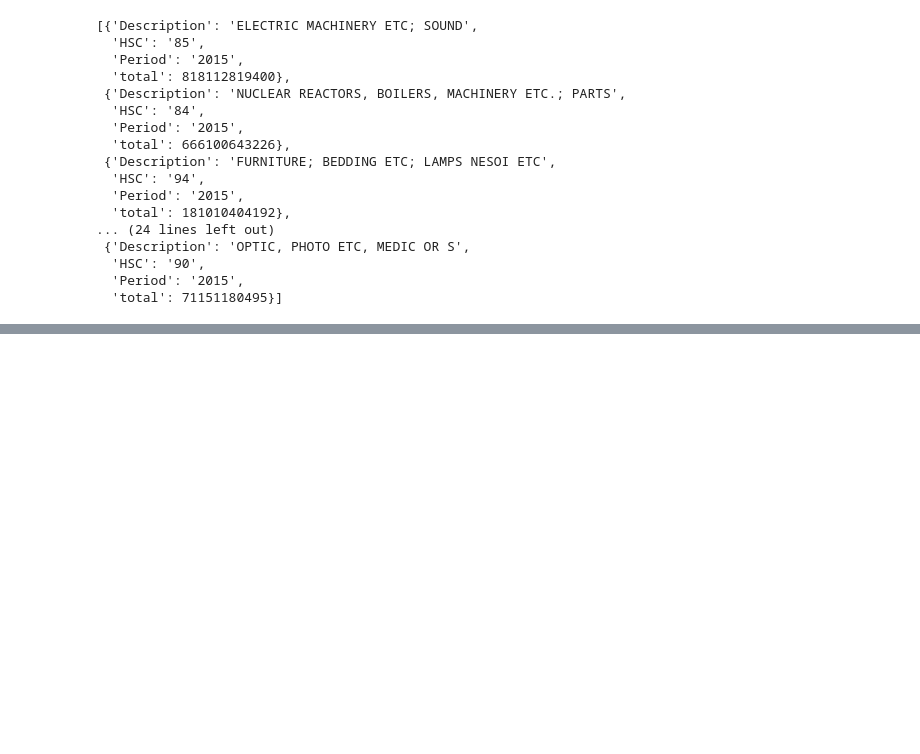
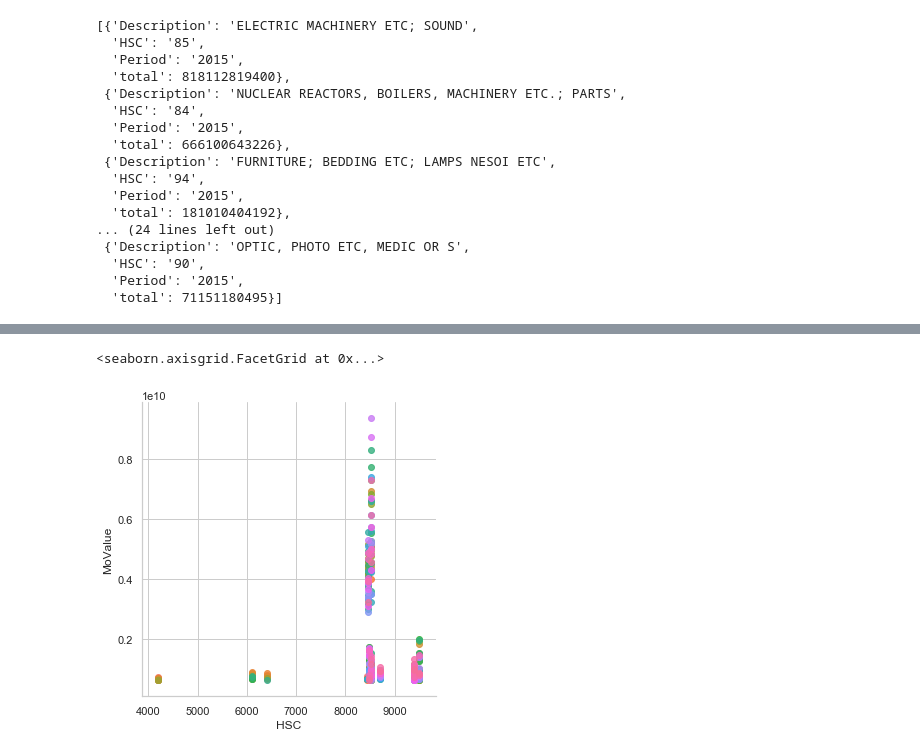
Before and after one commit to Sailendra-Mahapatra/Project2, a Jupyter notebook: Alex's Workbook/workbook.ipynb, the cells around one changed output, grey strips where cells are left out. Saved outputs shown, nothing was run; the diff lists cells and outputs as text; code cells hidden in the pictures; blank space fills up the shorter version.

```diff
--- a/Alex's Workbook/workbook.ipynb
+++ b/Alex's Workbook/workbook.ipynb
@@ -494,0 +641,8 @@ data_2015.to_dict("records")
+# %%
+import_products.head()
+from scipy.stats import zscore
+df["MO_zscore"] = zscore(df["MoValue"])
+df["is_outlier"] = df["MO_zscore"].apply(
+  lambda x: x <= -1.5 or x >= 1.5
+)
+superdf = df[df["is_outlier"]].sort_values(by=['HSC'], ascending = False)
@@ -494,0 +696,5 @@ data_2015.to_dict("records")
+# %%
+sns.lmplot( x="", y="MoValue", data=df, fit_reg=False, hue='Period', legend=False)
+# %% [output]
+<seaborn.axisgrid.FacetGrid at 0x...>
+[figure, added]
```
Also changed, not shown: parts of 41 cells of this notebook, 9 other files.
